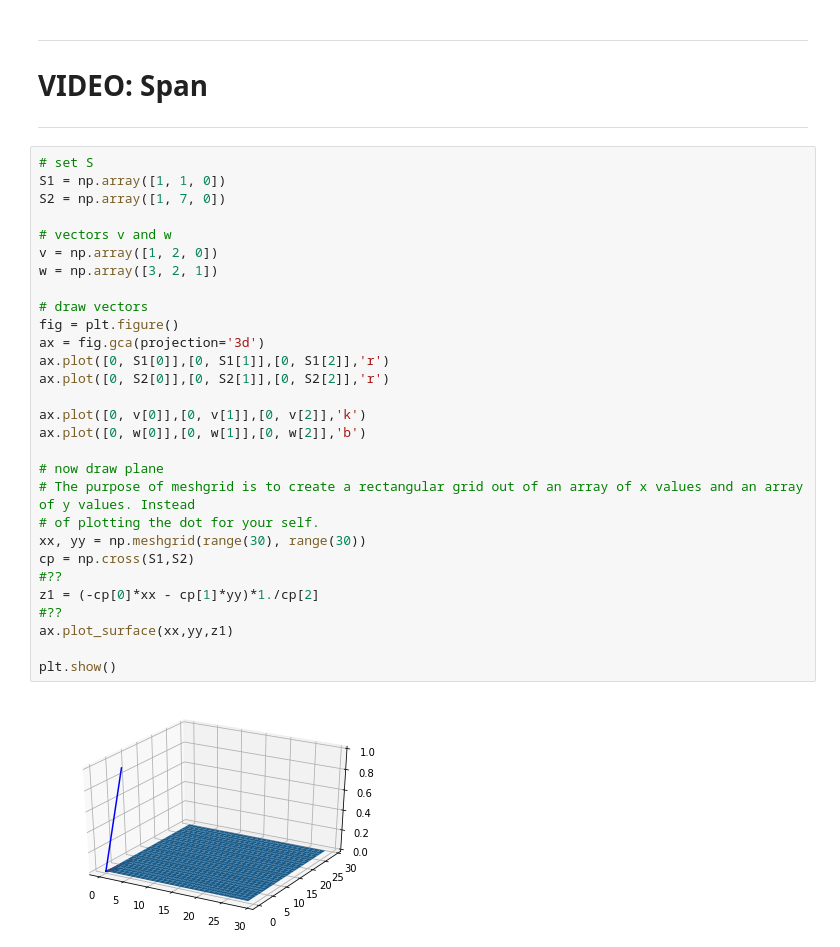
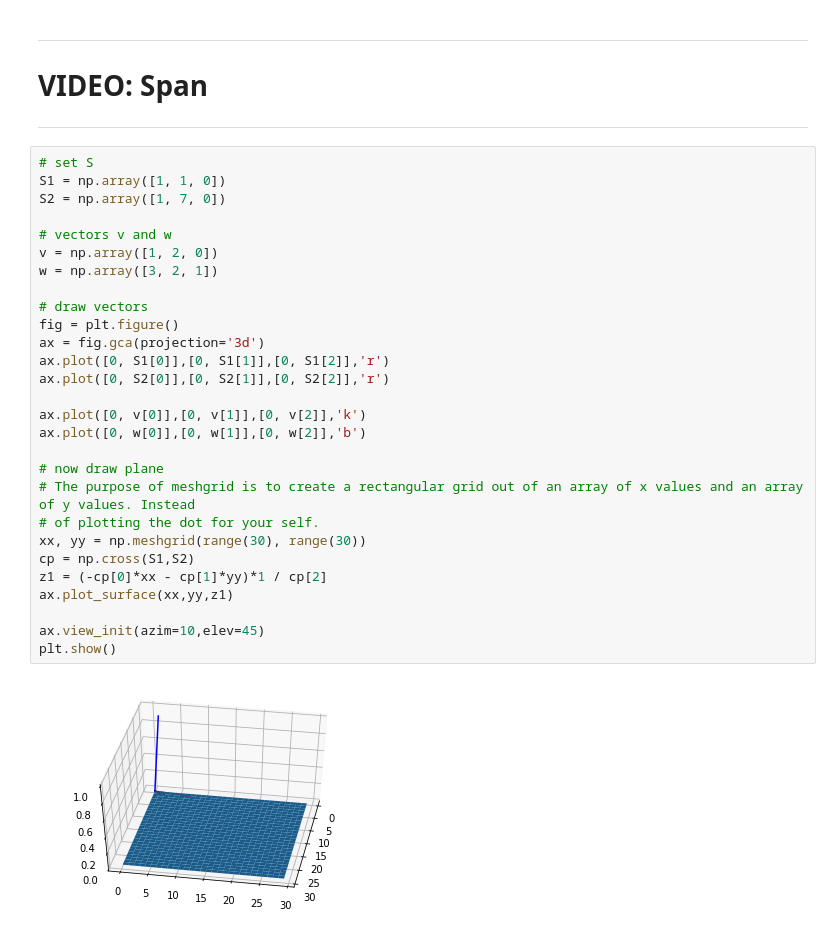
Before and after one commit to hwan1113/Jupyter_DataScience, a Jupyter notebook: Linear Algebra/1.linalg_vectors.ipynb, the cells around one changed output. Drawn from its saved outputs; the diff is of its cells as text.

```diff
--- a/Linear Algebra/1.linalg_vectors.ipynb
+++ b/Linear Algebra/1.linalg_vectors.ipynb
@@ -567,31 +555,30 @@ print(dp / (vec1_n * vec2_n))
 # %%
 # set S
 S1 = np.array([1, 1, 0])
 S2 = np.array([1, 7, 0])
 
 # vectors v and w
 v = np.array([1, 2, 0])
 w = np.array([3, 2, 1])
 
 # draw vectors
 fig = plt.figure()
 ax = fig.gca(projection='3d')
 ax.plot([0, S1[0]],[0, S1[1]],[0, S1[2]],'r')
 ax.plot([0, S2[0]],[0, S2[1]],[0, S2[2]],'r')
 
 ax.plot([0, v[0]],[0, v[1]],[0, v[2]],'k')
 ax.plot([0, w[0]],[0, w[1]],[0, w[2]],'b')
 
 # now draw plane
 # The purpose of meshgrid is to create a rectangular grid out of an array of x values and an array of y values. Instead
 # of plotting the dot for your self.
 xx, yy = np.meshgrid(range(30), range(30))
 cp = np.cross(S1,S2)
-#??
-z1 = (-cp[0]*xx - cp[1]*yy)*1./cp[2]
-#??
+z1 = (-cp[0]*xx - cp[1]*yy)*1 / cp[2]
 ax.plot_surface(xx,yy,z1)
 
+ax.view_init(azim=10,elev=45)
 plt.show()
 # %% [output]
-[figure, old version]
+[figure, new version]
```
Also changed, not shown: parts of 7 cells of this notebook, 4 other files.
